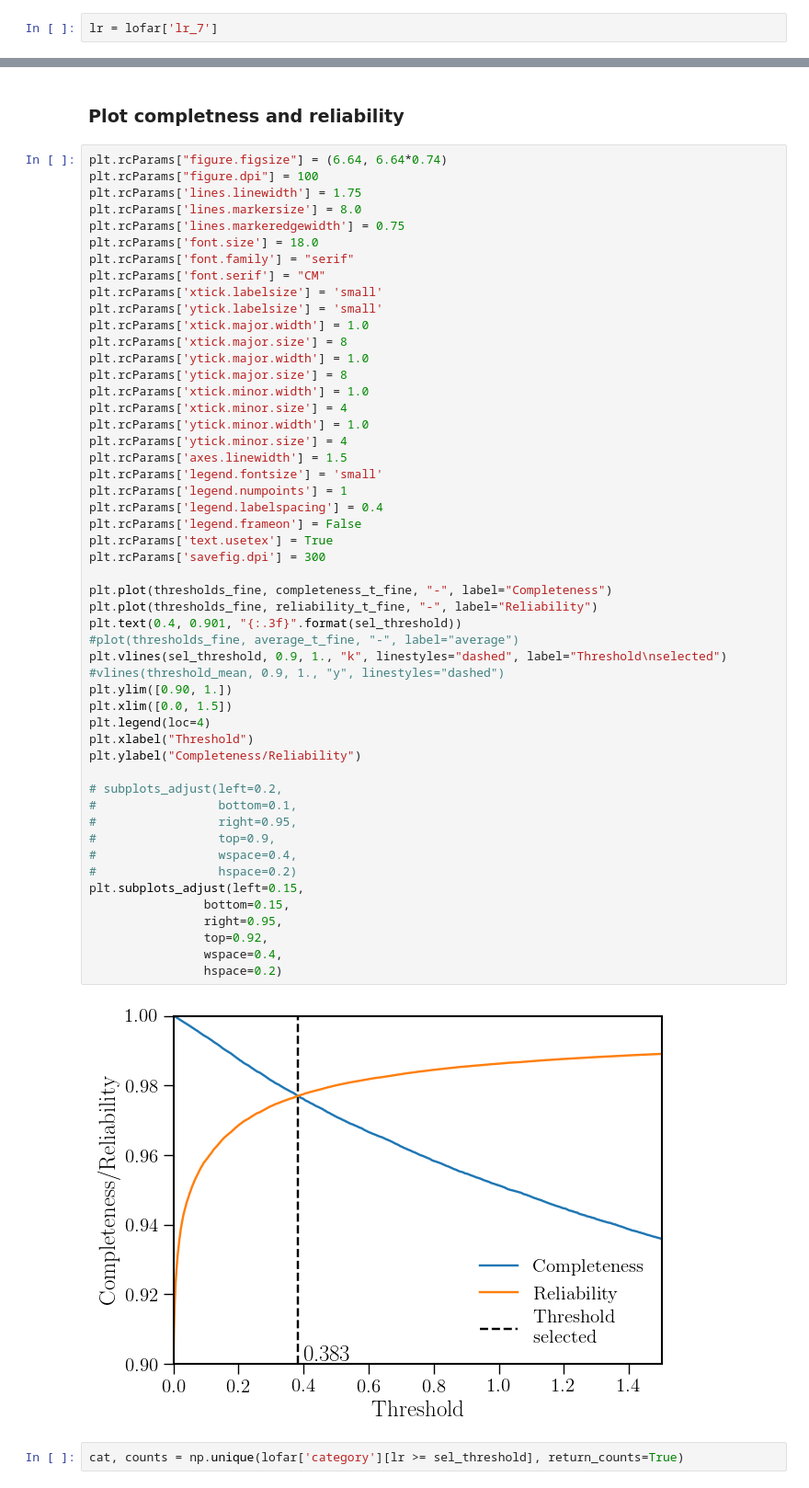
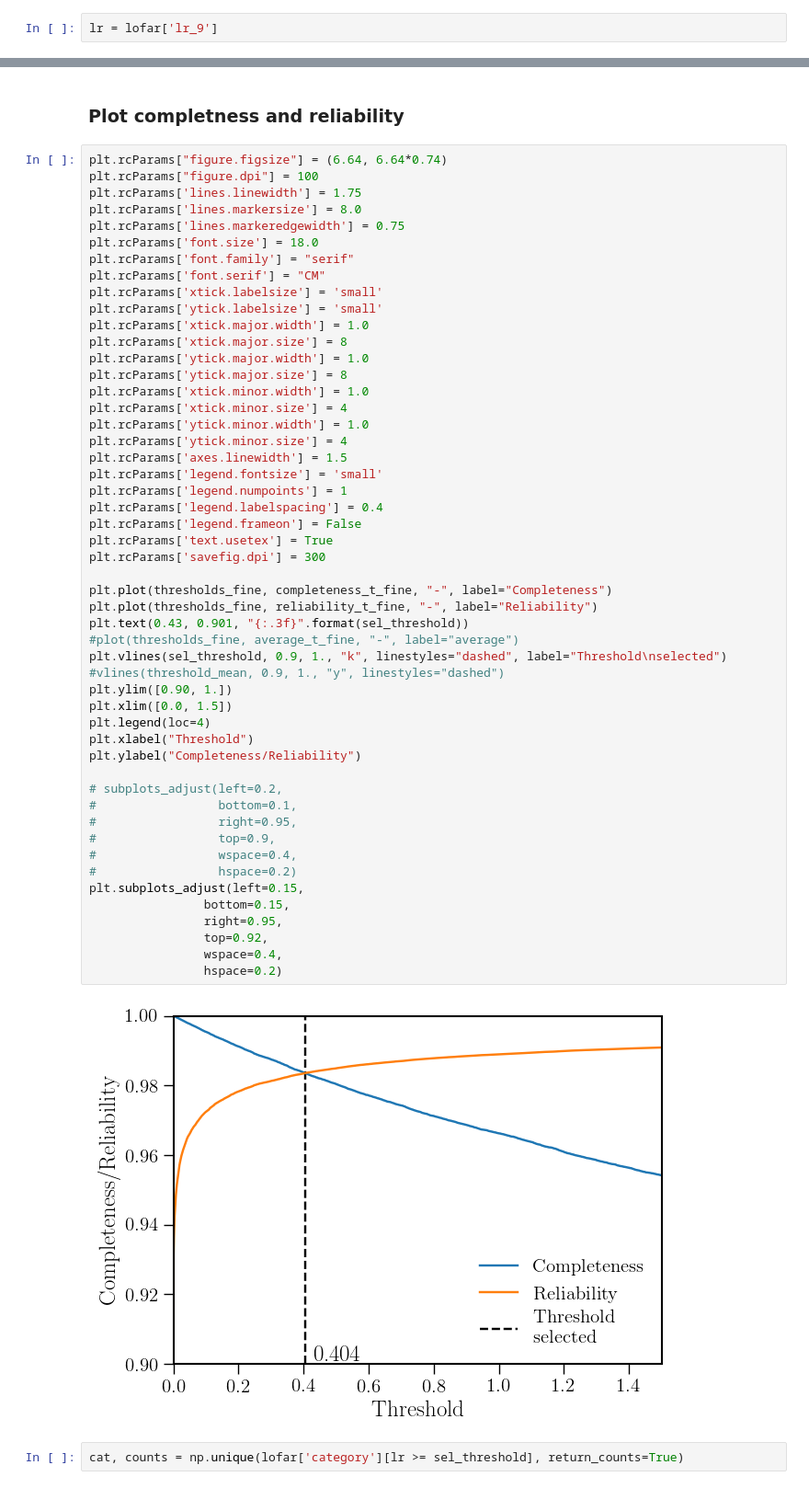
Before and after one commit to nudomarinero/lr_lotss_dr2, a Jupyter notebook: notebooks/lr_tests/Analisys_parameters.ipynb, the cells around one changed output, grey strips where cells are left out. Shown at 92% size. Drawn from its saved outputs; the diff is of its cells as text.

```diff
--- a/notebooks/lr_tests/Analisys_parameters.ipynb
+++ b/notebooks/lr_tests/Analisys_parameters.ipynb
@@ -240,7 +253,7 @@ def reliability(lr, threshold, q0):
 completeness_v = np.vectorize(completeness, excluded=[0])
 reliability_v = np.vectorize(reliability, excluded=[0])
 # %%
-lr = lofar['lr_7']
+lr = lofar['lr_9']
 # %%
 n_test = 100
 threshold_mean = np.percentile(lr, 100*(1 - q0))
@@ -303,35 +316,35 @@ plt.rcParams['legend.fontsize'] = 'small'
 plt.rcParams['legend.numpoints'] = 1
 plt.rcParams['legend.labelspacing'] = 0.4
 plt.rcParams['legend.frameon'] = False
 plt.rcParams['text.usetex'] = True
 plt.rcParams['savefig.dpi'] = 300
 
 plt.plot(thresholds_fine, completeness_t_fine, "-", label="Completeness")
 plt.plot(thresholds_fine, reliability_t_fine, "-", label="Reliability")
-plt.text(0.4, 0.901, "{:.3f}".format(sel_threshold))
+plt.text(0.43, 0.901, "{:.3f}".format(sel_threshold))
 #plot(thresholds_fine, average_t_fine, "-", label="average")
 plt.vlines(sel_threshold, 0.9, 1., "k", linestyles="dashed", label="Threshold\nselected")
 #vlines(threshold_mean, 0.9, 1., "y", linestyles="dashed")
 plt.ylim([0.90, 1.])
 plt.xlim([0.0, 1.5])
 plt.legend(loc=4)
 plt.xlabel("Threshold")
 plt.ylabel("Completeness/Reliability")
 
 # subplots_adjust(left=0.2,
 #                 bottom=0.1,
 #                 right=0.95,
 #                 top=0.9,
 #                 wspace=0.4,
 #                 hspace=0.2)
 plt.subplots_adjust(left=0.15,
                 bottom=0.15,
                 right=0.95,
                 top=0.92,
                 wspace=0.4,
                 hspace=0.2)
 # %% [output]
-[figure, old version]
+[figure, new version]
 # %%
 cat, counts = np.unique(lofar['category'][lr >= sel_threshold], return_counts=True)
 # %%
```
Also changed, not shown: parts of 25 cells of this notebook, 2 other files.
